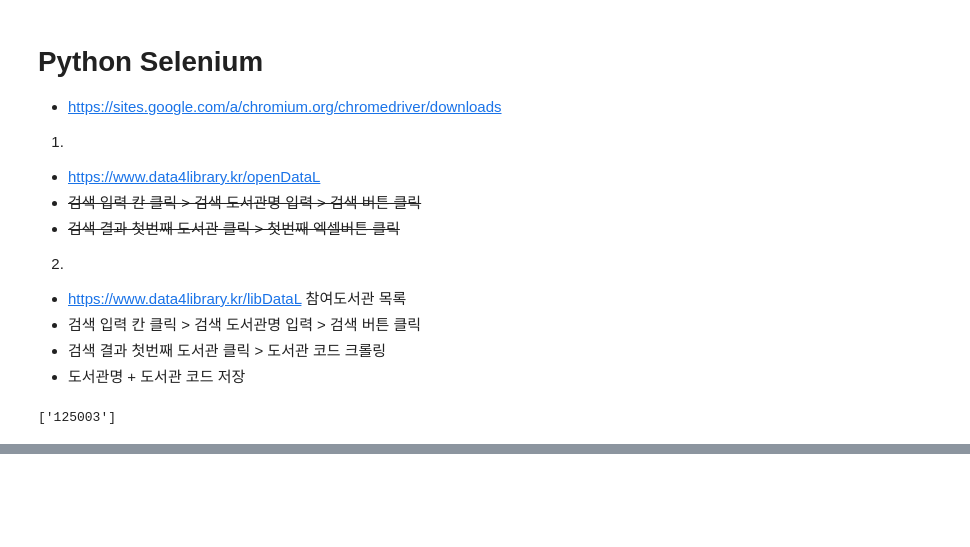
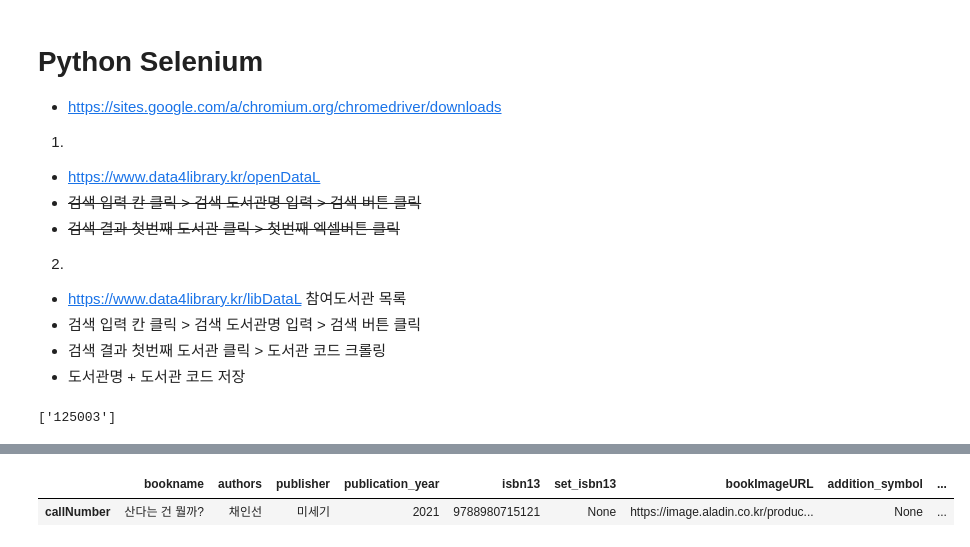
Before and after one commit to Hyeonjiwon/Python-Study, a Jupyter notebook: Web Scraping/Web scraping.ipynb, the cells around one changed output, grey strips where cells are left out. Saved outputs shown, nothing was run; the diff lists cells and outputs as text; code cells hidden in the pictures; blank space fills up the shorter version.

```diff
--- a/Web Scraping/Web scraping.ipynb
+++ b/Web Scraping/Web scraping.ipynb
@@ -91,0 +103,20 @@ lib_code_list
+# %%
+import urllib.request
+import json
+import pandas as pd
+from datetime import datetime,timedelta
+import requests
+import xmltodict
+
+
+key = '9e70f846d07f0a8577bf0eec924305c22cec843db920f6ed5c3c0ca4cc871b03'
+startDt = '2019-01-01'
+endDt = '2021-10-31'
+
+libCode = '125003'
+
+# Call Back URL + 인증키 + 날짜
+
+url = 'http://data4library.kr/api/itemSrch?libCode=' + libCode + '&authKey=' + key + '&startDt=' + startDt + '&endDt=' + endDt + '&pageNo=1&pageSize=10'
+
+url
@@ -91,0 +125,5 @@ lib_code_list
+# %%
+req = requests.get(url).content
+
+xmlObject = xmltodict.parse(req)
+xmlObject.
@@ -91,0 +148,10 @@ lib_code_list
+# %%
+# dict_data = xmlObject['response']['libs']['lib'][0]['loanByhours']['result']
+dict_data = xmlObject['response']['docs']['doc'][0]
+
+df_conf = pd.DataFrame(dict_data)
+# %%
+df_conf
+# %% [output]
+|  | bookname | authors | publisher | publication_year | isbn13 | set_isbn13 | bookImageURL | addition_symbol | ... |
+| callNumber | 산다는 건 뭘까? | 채인선 | 미세기 | 2021 | 9788980715121 | None | https://image.aladin.co.kr/produc... | None | ... |
```
Also changed, not shown: parts of 3 cells of this notebook.
